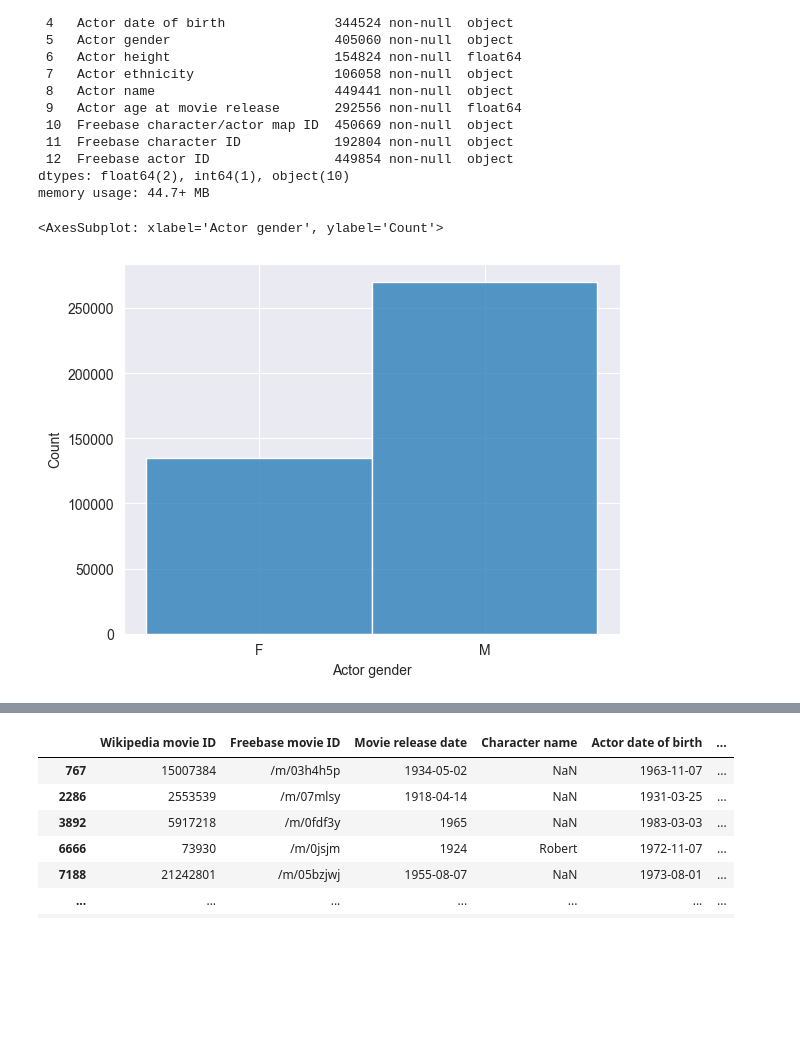
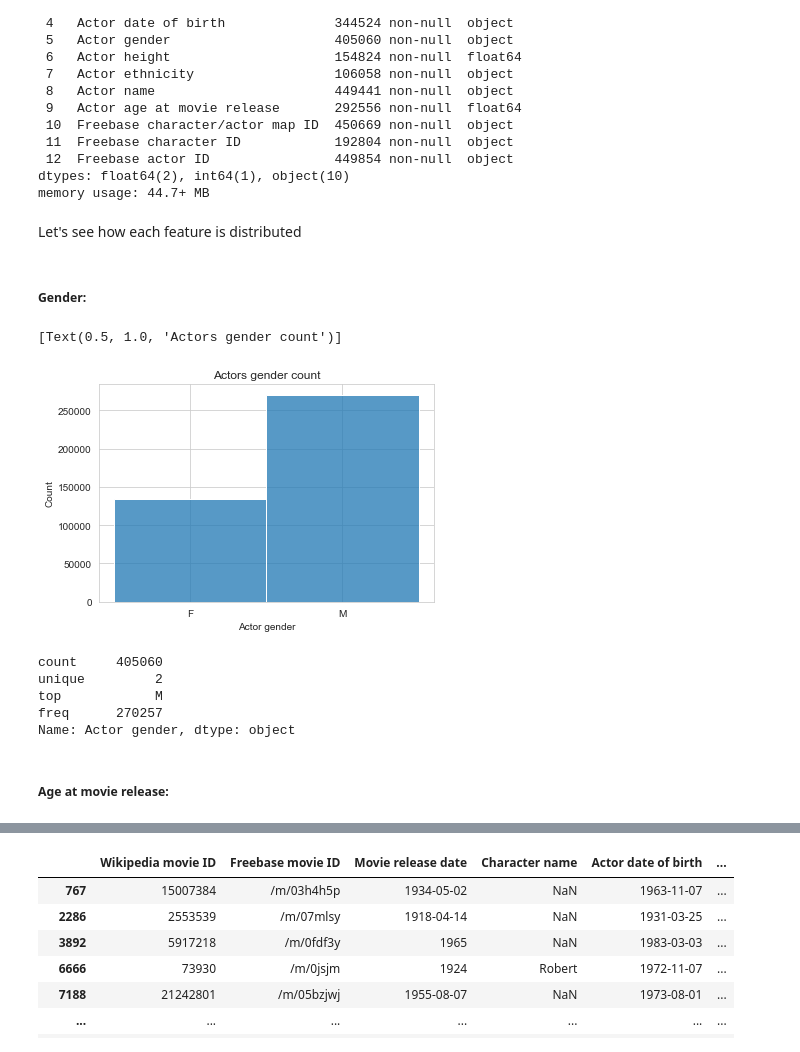
Before and after one commit to epfl-ada/ada-2022-project-pythonistrash, a Jupyter notebook: Milestone2.ipynb, the cells around one changed output, grey strips where cells are left out. Cells and saved outputs as stored; diff of their text form; code cells hidden in the pictures; blank space fills up the shorter version.

```diff
--- a/Milestone2.ipynb
+++ b/Milestone2.ipynb
@@ -779,8 +778,22 @@ Data columns (total 13 columns):
  12  Freebase actor ID                449854 non-null  object
 dtypes: float64(2), int64(1), object(10)
 memory usage: 44.7+ MB
+# %% [markdown]
+Let's see how each feature is distributed
+# %% [markdown]
+##### Gender:
 # %%
-sns.histplot(data=characters_metadata_df, x="Actor gender")
+sns.histplot(data=characters_metadata_df, x="Actor gender").set(title='Actors gender count')
 # %% [output]
-<AxesSubplot: xlabel='Actor gender', ylabel='Count'>
+[Text(0.5, 1.0, 'Actors gender count')]
-[figure, old version]
+[figure, new version]
+# %%
+characters_metadata_df['Actor gender'].describe()
+# %% [output]
+count     405060
+unique         2
+top            M
+freq      270257
+Name: Actor gender, dtype: object
+# %% [markdown]
+##### Age at movie release:
```
Also changed, not shown: parts of 64 cells of this notebook.
